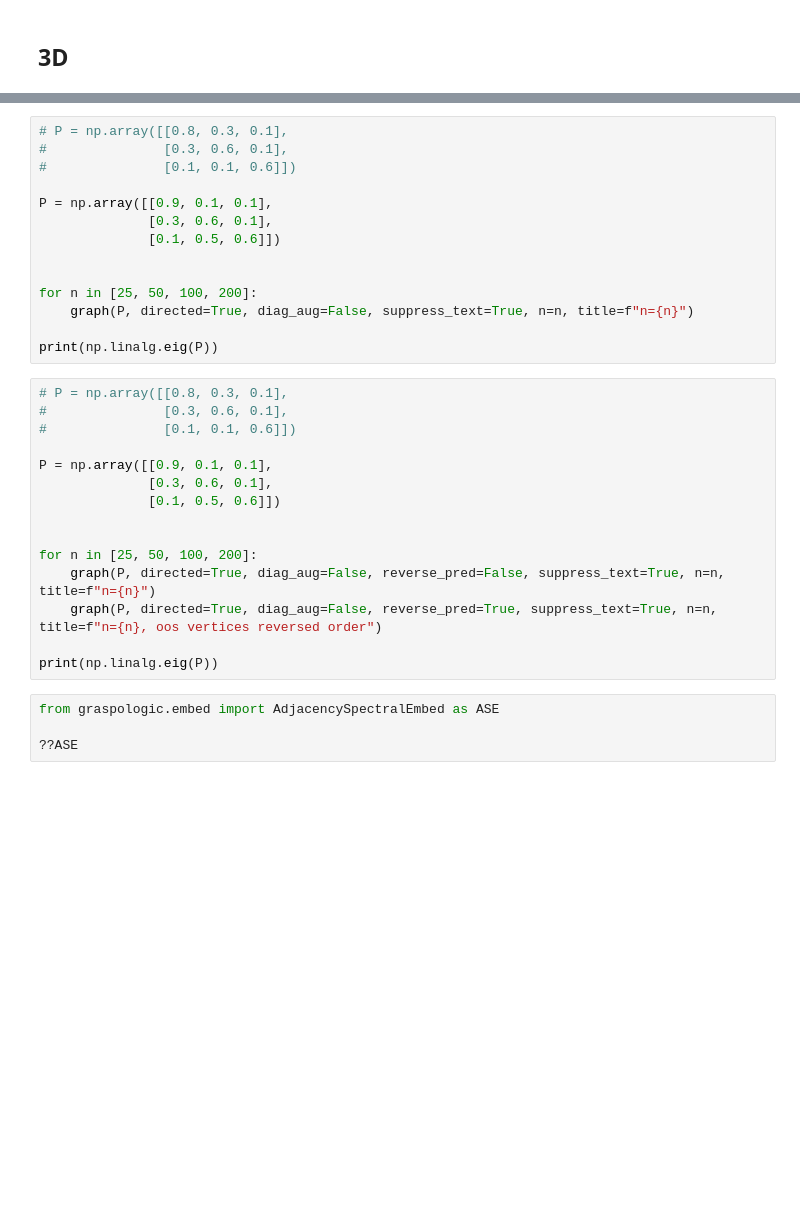
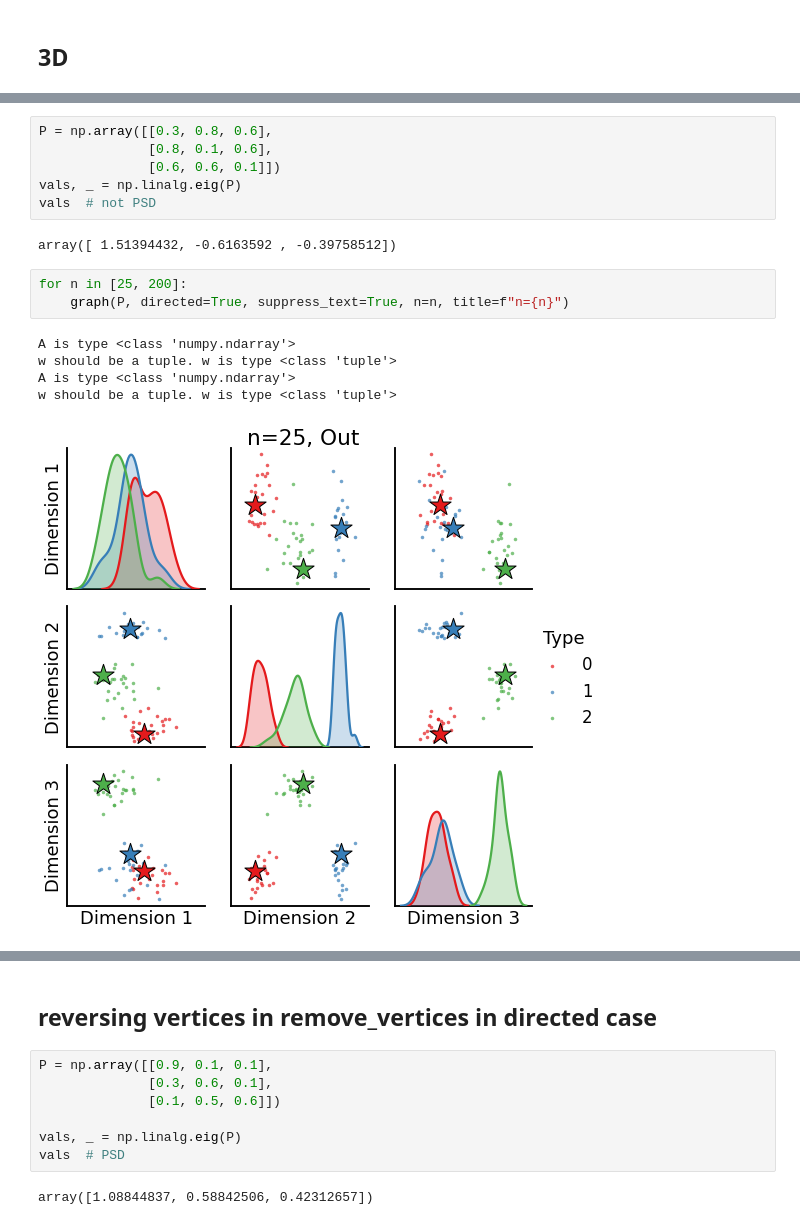
Before and after one commit to loftusa/graspy-personal, a Jupyter notebook: notebooks/new_latents.ipynb, the cells around one changed output, grey strips where cells are left out. Saved outputs shown, nothing was run; the diff lists cells and outputs as text; blank space fills up the shorter version.

```diff
--- a/notebooks/new_latents.ipynb
+++ b/notebooks/new_latents.ipynb
@@ -247,0 +266,17 @@ w should be a tuple. w is type <class 'tuple'>
+# %%
+P = np.array([[0.3, 0.8, 0.6],
+              [0.8, 0.1, 0.6],
+              [0.6, 0.6, 0.1]])
+vals, _ = np.linalg.eig(P)
+vals  # not PSD
+# %% [output]
+array([ 1.51394432, -0.6163592 , -0.39758512])
+# %%
+for n in [25, 200]:
+    graph(P, directed=True, suppress_text=True, n=n, title=f"n={n}")
+# %% [output]
+A is type <class 'numpy.ndarray'>
+w should be a tuple. w is type <class 'tuple'>
+A is type <class 'numpy.ndarray'>
+w should be a tuple. w is type <class 'tuple'>
+[figure, added]
@@ -248,33 +286,11 @@ w should be a tuple. w is type <class 'tuple'>
+# %% [markdown]
+## reversing vertices in remove_vertices in directed case
 # %%
-# P = np.array([[0.8, 0.3, 0.1],
-#               [0.3, 0.6, 0.1],
-#               [0.1, 0.1, 0.6]])
-
 P = np.array([[0.9, 0.1, 0.1],
               [0.3, 0.6, 0.1],
               [0.1, 0.5, 0.6]])
 
-
-for n in [25, 50, 100, 200]:
-    graph(P, directed=True, diag_aug=False, suppress_text=True, n=n, title=f"n={n}")
-
-print(np.linalg.eig(P))
+vals, _ = np.linalg.eig(P)
+vals  # PSD
+# %% [output]
+array([1.08844837, 0.58842506, 0.42312657])
-# %%
-# P = np.array([[0.8, 0.3, 0.1],
-#               [0.3, 0.6, 0.1],
-#               [0.1, 0.1, 0.6]])
-
-P = np.array([[0.9, 0.1, 0.1],
-              [0.3, 0.6, 0.1],
-              [0.1, 0.5, 0.6]])
-
-
-for n in [25, 50, 100, 200]:
-    graph(P, directed=True, diag_aug=False, reverse_pred=False, suppress_text=True, n=n, title=f"n={n}")
-    graph(P, directed=True, diag_aug=False, reverse_pred=True, suppress_text=True, n=n, title=f"n={n}, oos vertices reversed order")
-
-print(np.linalg.eig(P))
-# %%
-from graspologic.embed import AdjacencySpectralEmbed as ASE
-
-??ASE
```
Also changed, not shown: parts of 43 cells of this notebook.
